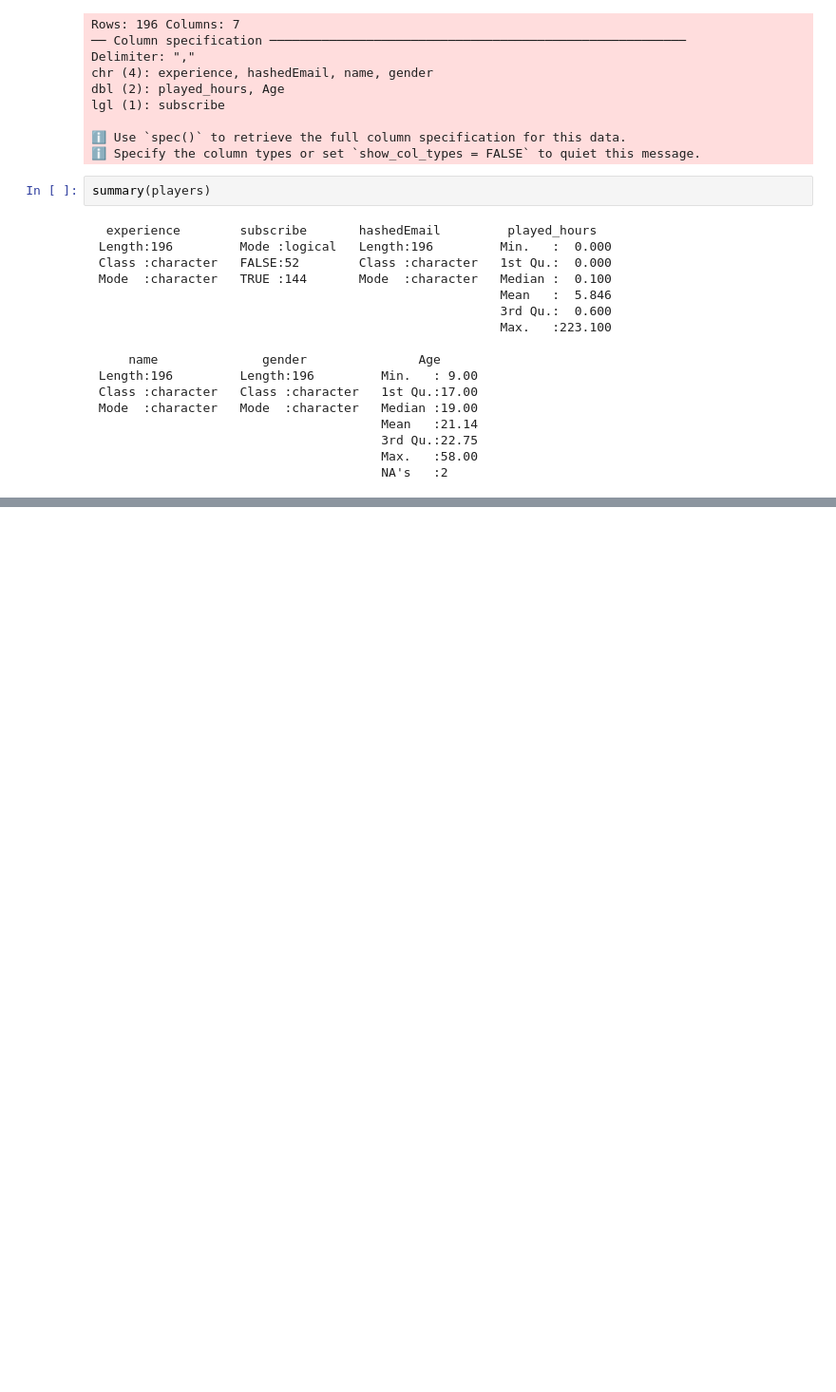
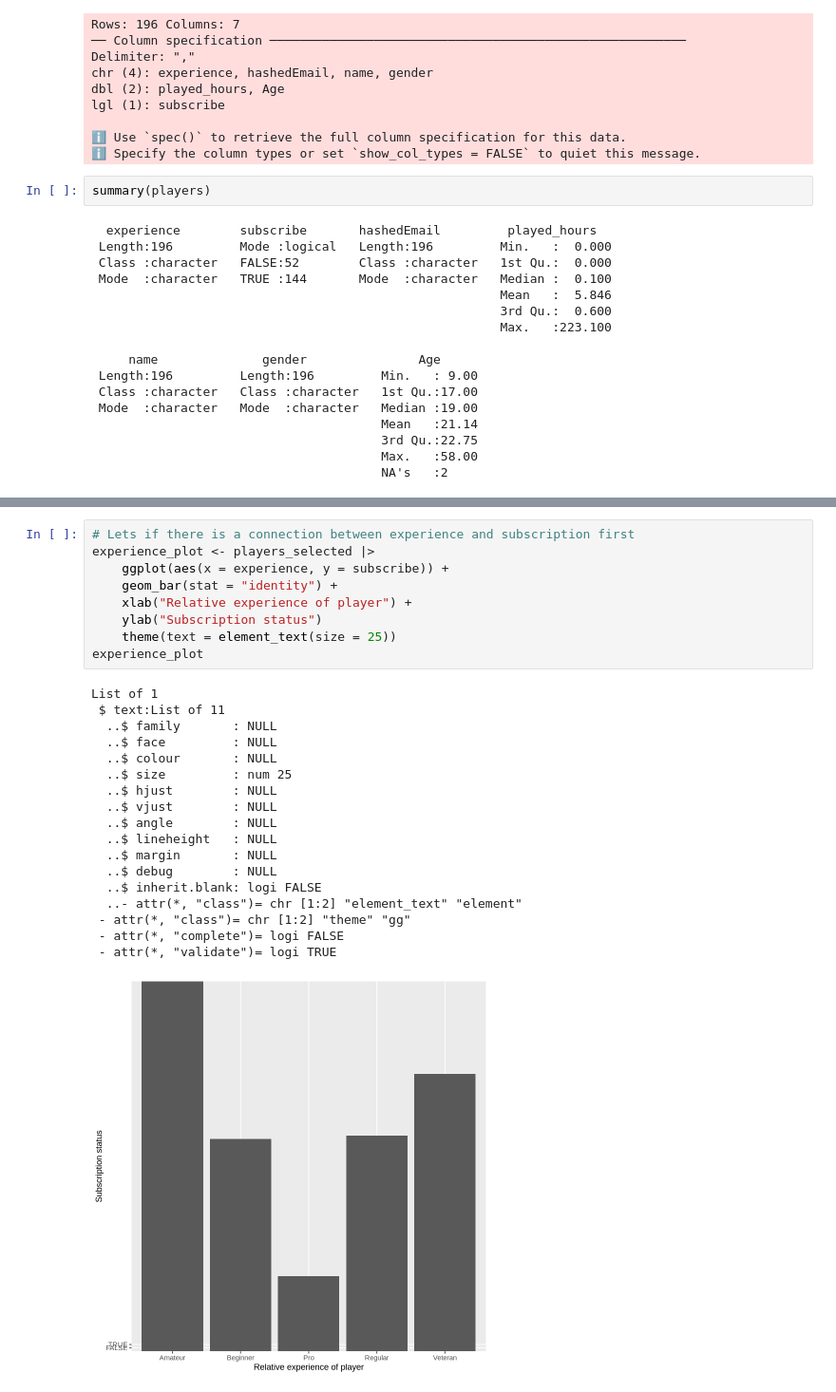
Before and after one commit to adabreker/dcsiproject, a Jupyter notebook: ProjectPlanningIndividual_AB.ipynb, the cells around one changed output, grey strips where cells are left out. Shown at 95% size. Cells and saved outputs as stored; diff of their text form; blank space fills up the shorter version.

```diff
--- a/ProjectPlanningIndividual_AB.ipynb
+++ b/ProjectPlanningIndividual_AB.ipynb
@@ -117,3 +119,31 @@ A tibble: 194 × 3
 | FALSE | Veteran | 22 |
 | FALSE | Amateur | 57 |
 | FALSE | Amateur | 17 |
+# %%
+# Lets if there is a connection between experience and subscription first
+experience_plot <- players_selected |>
+    ggplot(aes(x = experience, y = subscribe)) +
+    geom_bar(stat = "identity") +
+    xlab("Relative experience of player") +
+    ylab("Subscription status")
+    theme(text = element_text(size = 25))
+experience_plot
+# %% [output]
+List of 1
+ $ text:List of 11
+  ..$ family       : NULL
+  ..$ face         : NULL
+  ..$ colour       : NULL
+  ..$ size         : num 25
+  ..$ hjust        : NULL
+  ..$ vjust        : NULL
+  ..$ angle        : NULL
+  ..$ lineheight   : NULL
+  ..$ margin       : NULL
+  ..$ debug        : NULL
+  ..$ inherit.blank: logi FALSE
+  ..- attr(*, "class")= chr [1:2] "element_text" "element"
+ - attr(*, "class")= chr [1:2] "theme" "gg"
+ - attr(*, "complete")= logi FALSE
+ - attr(*, "validate")= logi TRUE
+[figure, added]
```
Also changed, not shown: parts of 3 cells of this notebook.
